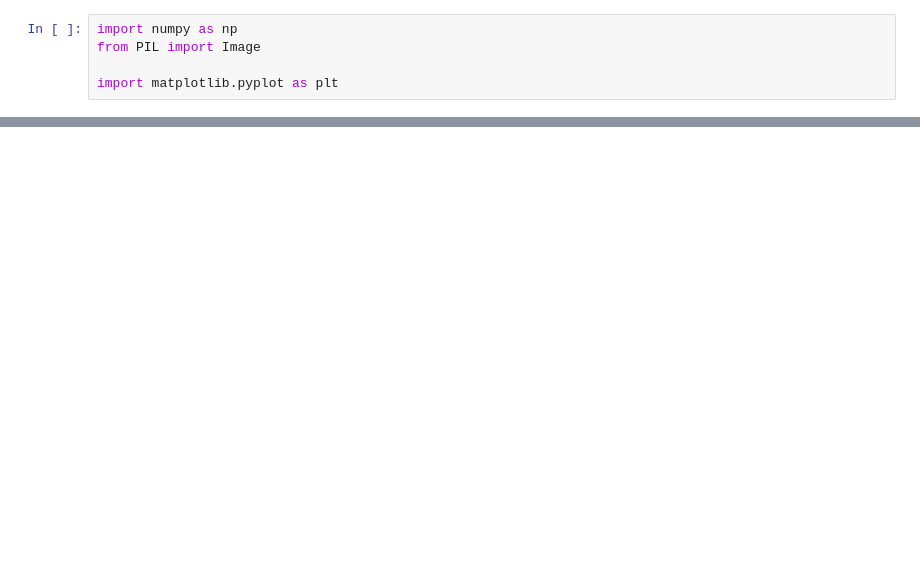
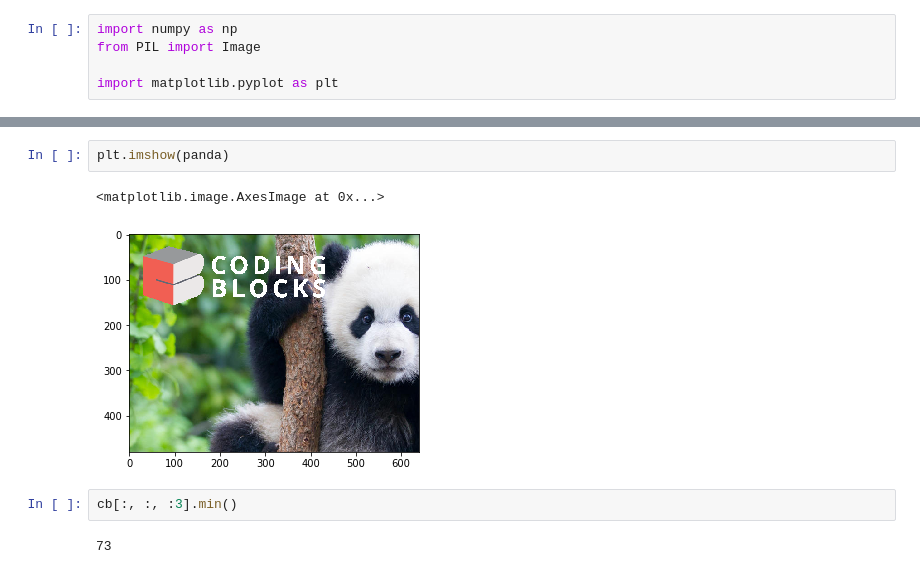
Before and after one commit to coding-blocks-archives/Data-Noida-2020-Jan, a Jupyter notebook: lecture_07/overlay.ipynb, the cells around one changed output, grey strips where cells are left out. Drawn from its saved outputs; the diff is of its cells as text; blank space fills up the shorter version.

```diff
--- a/lecture_07/overlay.ipynb
+++ b/lecture_07/overlay.ipynb
@@ -18,0 +32,9 @@ plt.imshow(img[:, :, 3], cmap="gray")
+# %%
+plt.imshow(panda)
+# %% [output]
+<matplotlib.image.AxesImage at 0x...>
+[figure, added]
+# %%
+cb[:, :, :3].min()
+# %% [output]
+73
```
Also changed, not shown: parts of 11 cells of this notebook, 1 other file.
